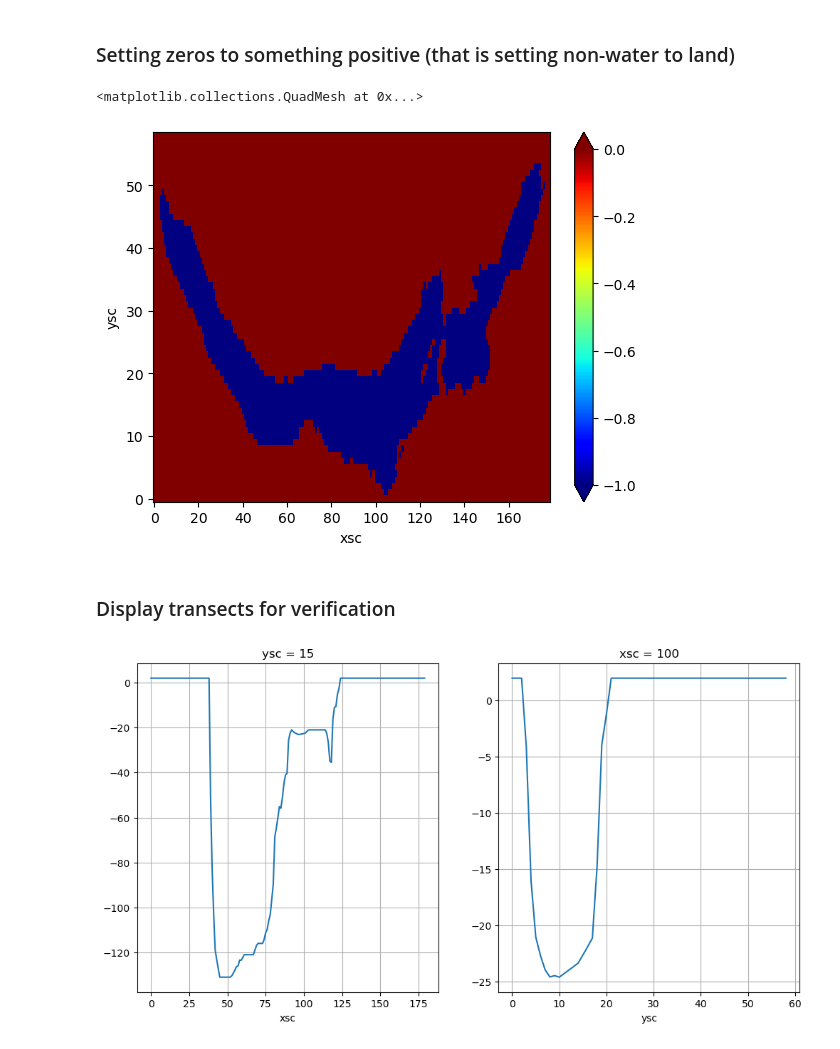
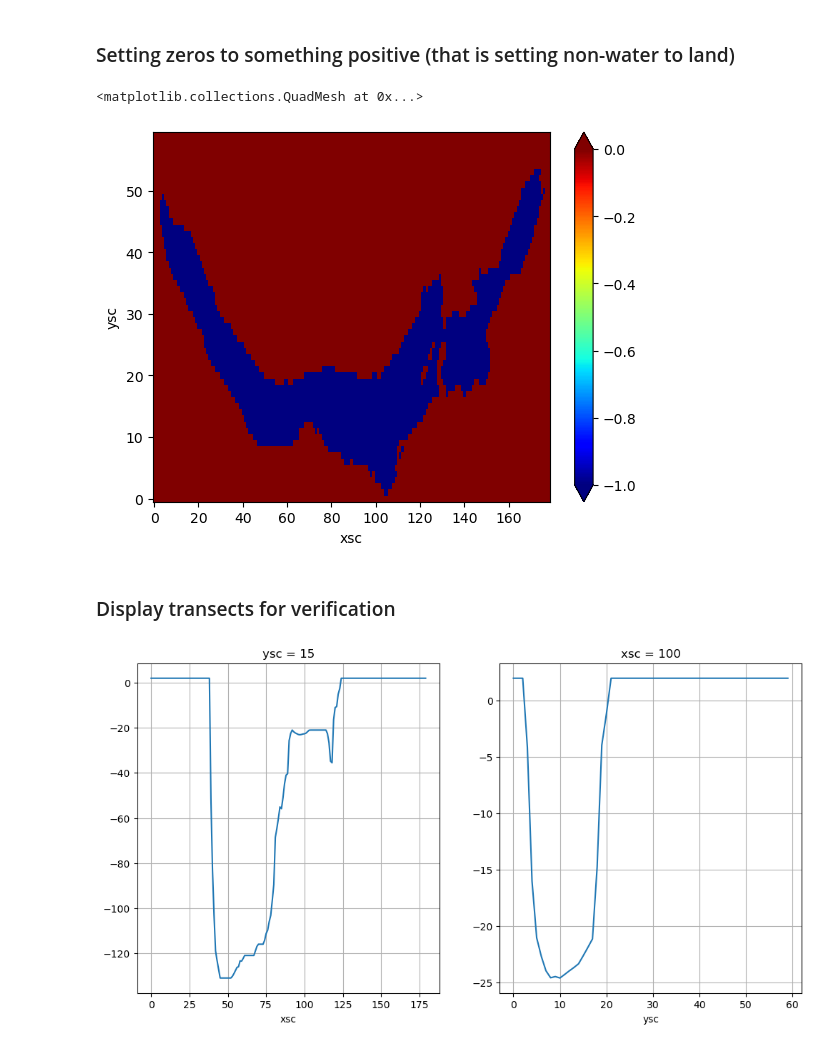
Before and after one commit to leroquan/preprocessing-mitgcm, a Jupyter notebook: Zurich/grid_and_bathy/create_bathy.ipynb, the cells around one changed output. Drawn from its saved outputs; the diff is of its cells as text; code cells hidden in the pictures.

```diff
--- a/Zurich/grid_and_bathy/create_bathy.ipynb
+++ b/Zurich/grid_and_bathy/create_bathy.ipynb
@@ -202,11 +201,11 @@ Coordinates:
 # %% [markdown]
 ### Setting zeros to something positive (that is setting non-water to land)
 # %%
-#bathy_grid_filled = clean_bathy_grid_interp.where(clean_bathy_grid_interp <= -1 , other=2)
+bathy_grid_filled = clean_bathy_grid_interp.where(clean_bathy_grid_interp <= -1 , other=2)
 bathy_grid_filled.sel(xsc = np.arange(179)).plot(vmin = -1, vmax=0, cmap='jet')
 # %% [output]
 <matplotlib.collections.QuadMesh at 0x...>
-[figure, old version]
+[figure, new version]
 # %% [markdown]
 ### Display transects for verification
 # %%
@@ -218,7 +217,7 @@ ax1.grid()
 bathy_grid_filled.sel(xsc=100,method='nearest').plot(ax=ax2)
 ax2.grid()
 # %% [output]
-[figure, old version]
+[figure, new version]
 # %%
 # saving bathy file
 
```
Also changed, not shown: parts of 6 cells of this notebook, 14 other files.
